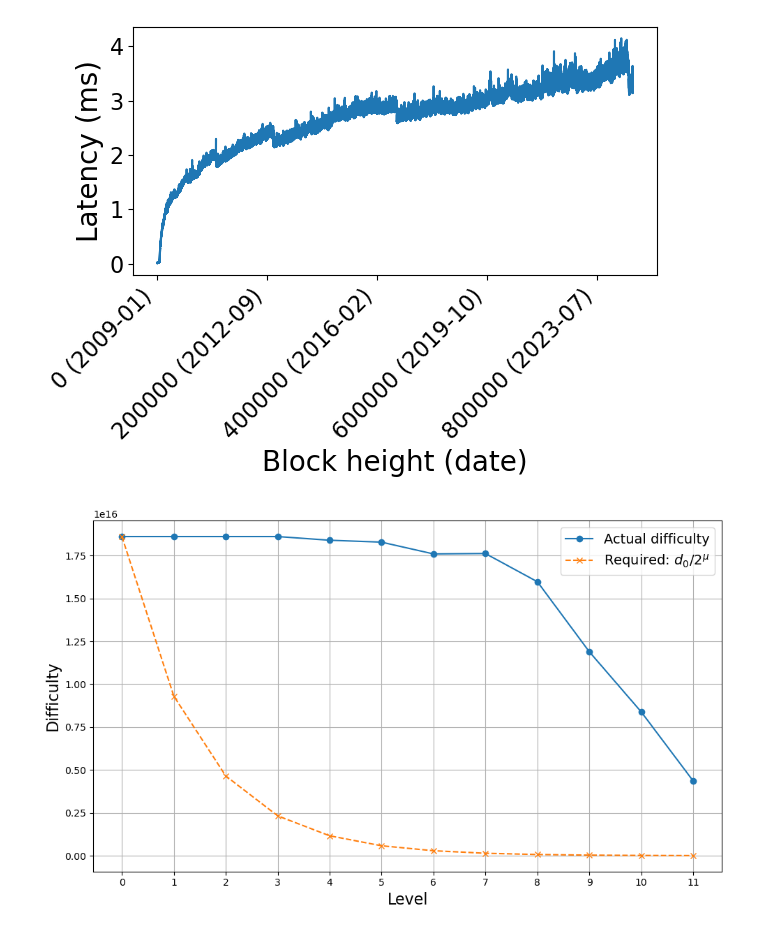
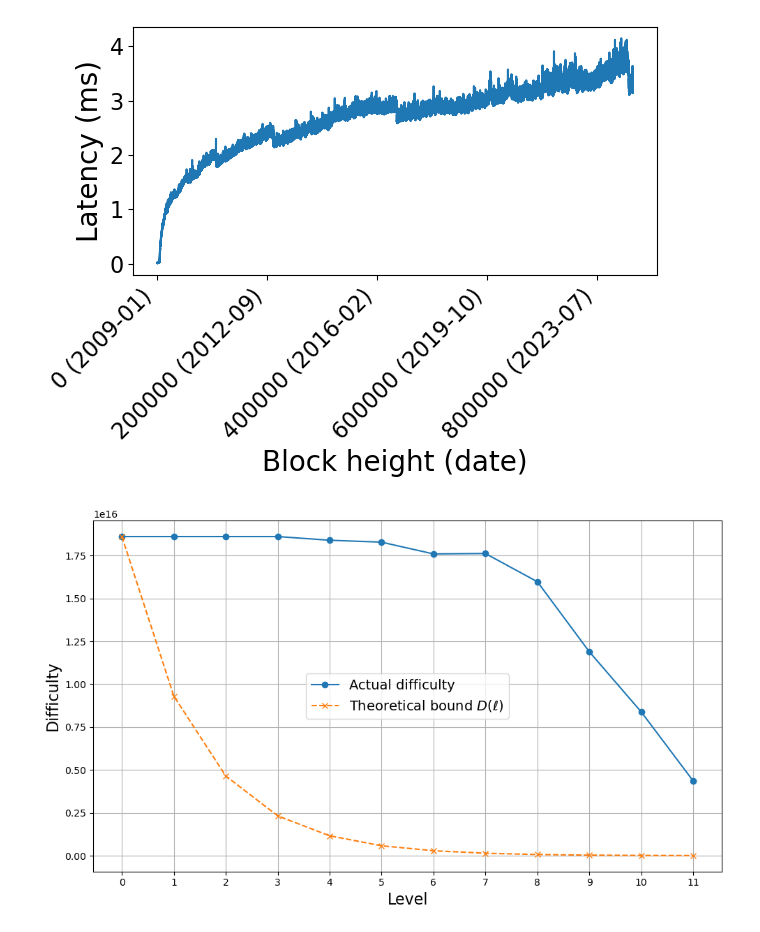
Before and after one commit to loicmiller/variable-mls, a Jupyter notebook: analysis/plots.ipynb, the cells around one changed output. Saved outputs shown, nothing was run; the diff lists cells and outputs as text; code cells hidden in the pictures.

```diff
--- a/analysis/plots.ipynb
+++ b/analysis/plots.ipynb
@@ -490,32 +490,32 @@ last_row = df.iloc[-1]
 
 # Get columns that match level_X_difficulty
 level_cols = sorted(
     [col for col in df.columns if col.startswith("level_") and col.endswith("_difficulty")],
     key=lambda c: int(c.split("_")[1])
 )
 
 # Get last row level difficulties
 last_row_difficulties = [last_row[col] for col in level_cols]
 
 # Compute required difficulties
 level_0_diff = last_row['level_0_difficulty']
 required_difficulties = [level_0_diff / (2 ** mu) for mu in range(len(level_cols))]
 
 # X-axis: level numbers
 levels = list(range(len(level_cols)))
 
 # Plot
 plt.figure(figsize=(10, 6))
 plt.plot(levels, last_row_difficulties, label='Actual difficulty', marker='o')
-plt.plot(levels, required_difficulties, label=r'Required: $d_0 / 2^\mu$', linestyle='--', marker='x')
+plt.plot(levels, required_difficulties, label=r'Theoretical bound $D(\ell)$', linestyle='--', marker='x')
 
 plt.xlabel('Level', fontsize=16)
 plt.ylabel('Difficulty', fontsize=16)
 plt.xticks(levels)
 plt.grid(True)
 plt.legend(fontsize=14)
 plt.tight_layout()
 plt.savefig("difficulty-vs-required-last-row.pdf", format="pdf")
 plt.show()
 # %% [output]
-[figure, old version]
+[figure, new version]
```
Also changed, not shown: 10 other files.
